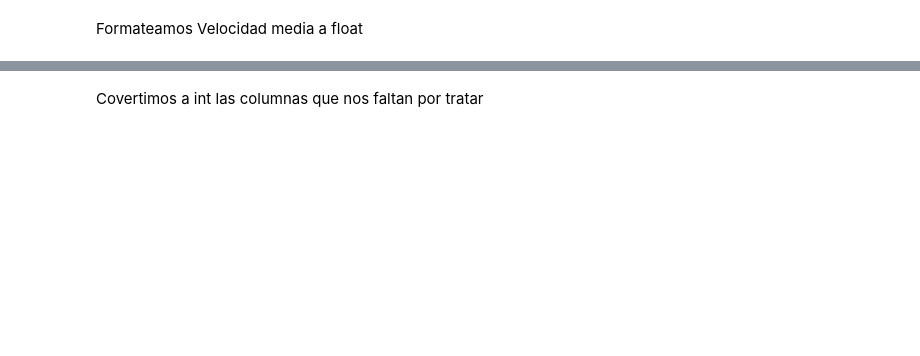
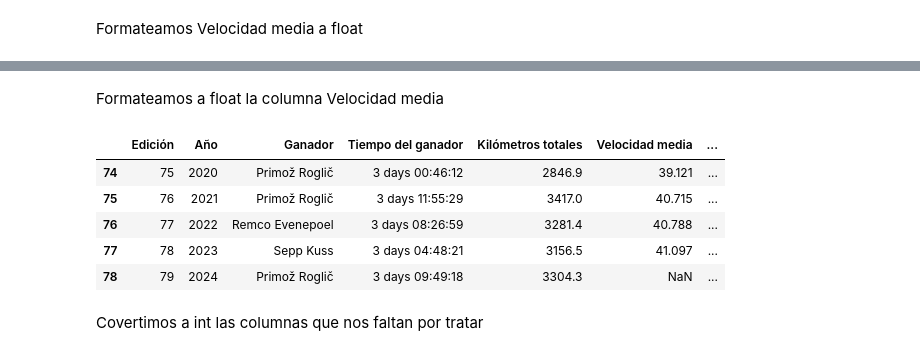
Before and after one commit to Rcm89/Proyecto5-RecorridosCiclsitas, a Jupyter notebook: notebooks/escrapeo-wikipedia.ipynb, the cells around one changed output, grey strips where cells are left out. Saved outputs shown, nothing was run; the diff lists cells and outputs as text; code cells hidden in the pictures; blank space fills up the shorter version.

```diff
--- a/notebooks/escrapeo-wikipedia.ipynb
+++ b/notebooks/escrapeo-wikipedia.ipynb
@@ -284,3 +281,14 @@ for i in range(len(lista_dataframes)):
+# %% [markdown]
+Formateamos a float la columna Velocidad media
+# %%
+lista_dataframes[2].tail()
+# %% [output]
+|  | Edición | Año | Ganador | Tiempo del ganador | Kilómetros totales | Velocidad media | ... |
+| 74 | 75 | 2020 | Primož Roglič | 3 days 00:46:12 | 2846.9 | 39.121 | ... |
+| 75 | 76 | 2021 | Primož Roglič | 3 days 11:55:29 | 3417.0 | 40.715 | ... |
+| 76 | 77 | 2022 | Remco Evenepoel | 3 days 08:26:59 | 3281.4 | 40.788 | ... |
+| 77 | 78 | 2023 | Sepp Kuss | 3 days 04:48:21 | 3156.5 | 41.097 | ... |
+| 78 | 79 | 2024 | Primož Roglič | 3 days 09:49:18 | 3304.3 | NaN | ... |
 # %% [markdown]
 Covertimos a int las columnas que nos faltan por tratar
 # %%
```
Also changed, not shown: parts of 28 cells of this notebook, 3 other files.
